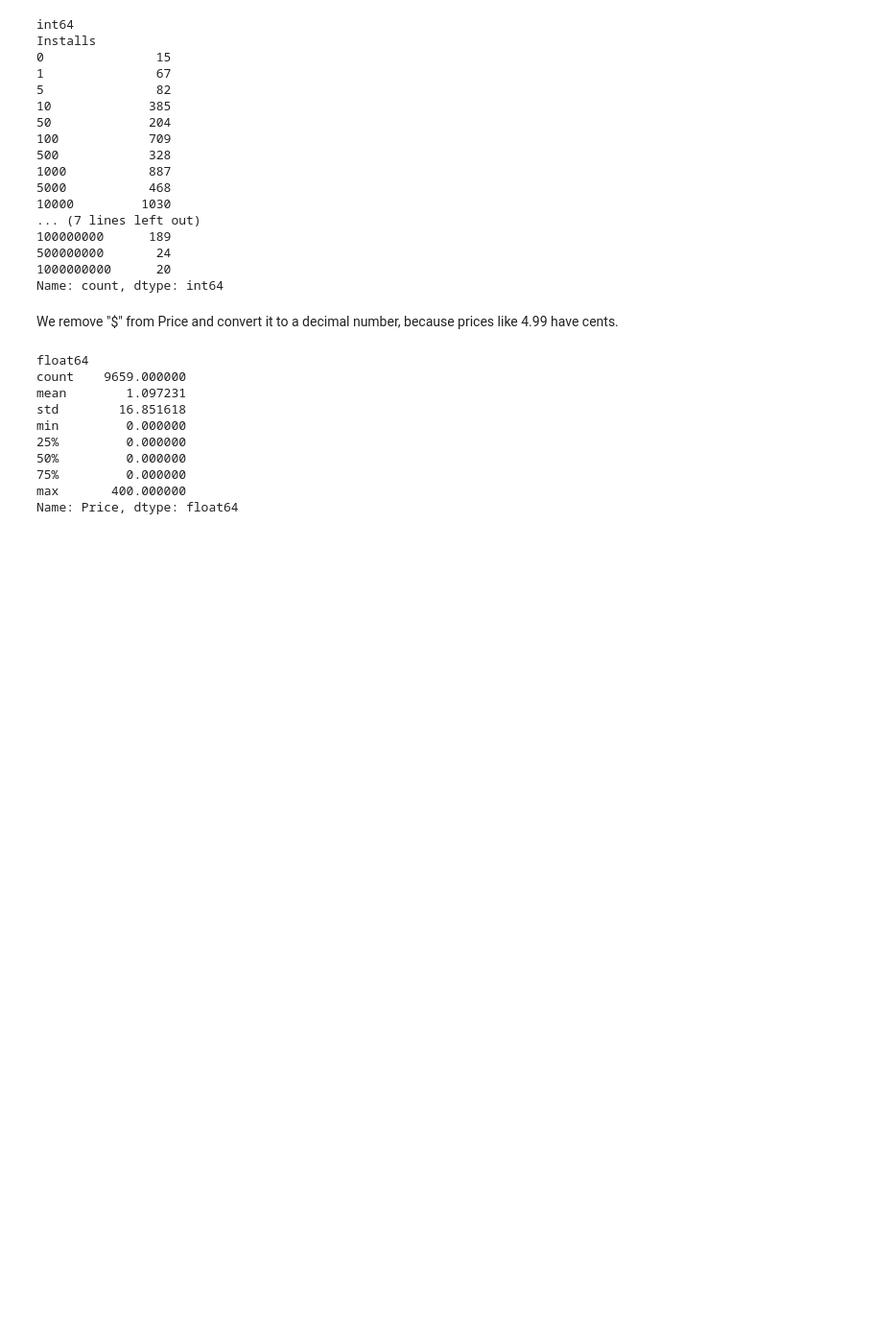
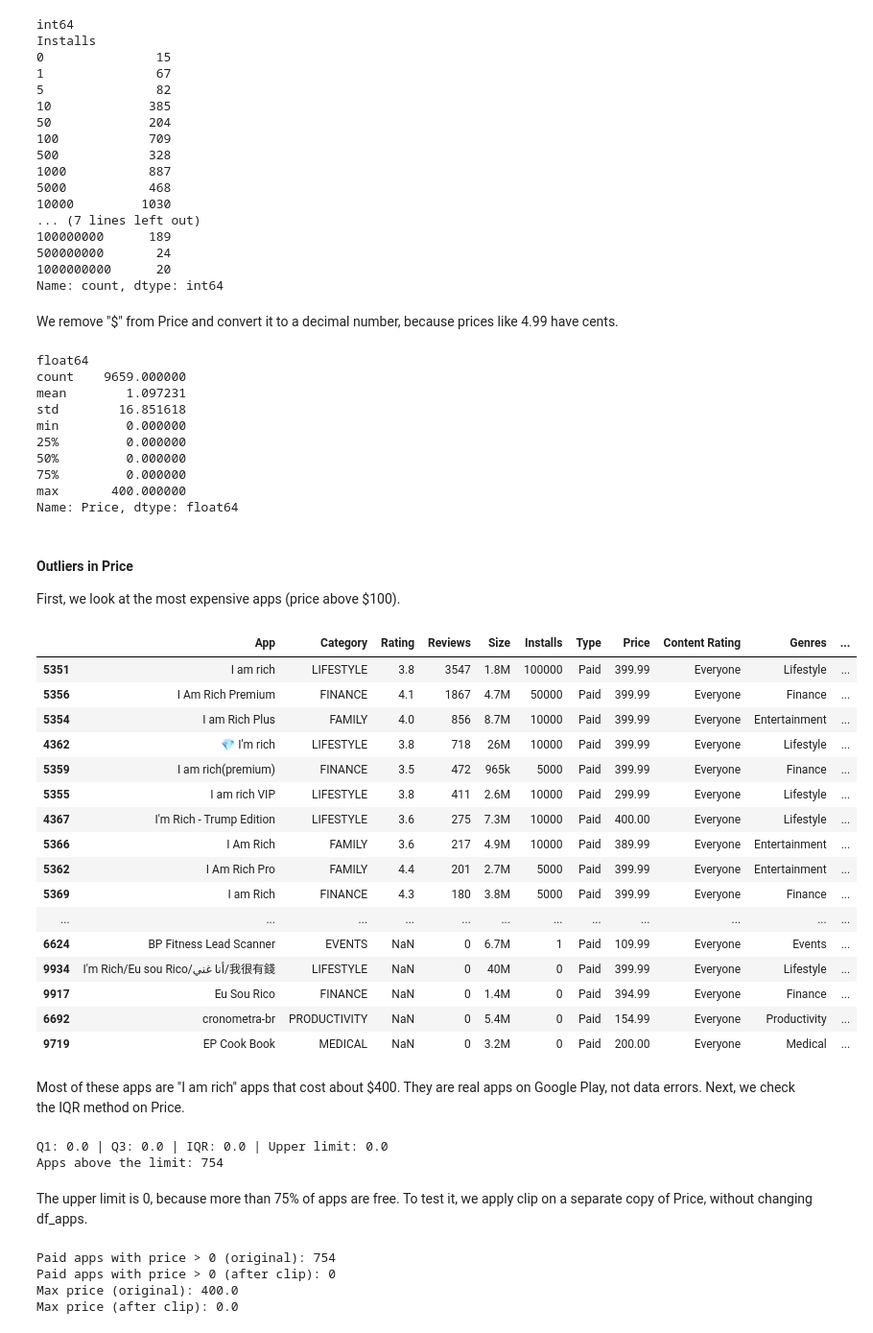
Before and after one commit to ahmed2sadeq/google-play-apps-analysis, a Jupyter notebook: project.ipynb, the cells around one changed output. Shown at 96% size. Saved outputs shown, nothing was run; the diff lists cells and outputs as text; code cells hidden in the pictures; blank space fills up the shorter version.

```diff
--- a/project.ipynb
+++ b/project.ipynb
@@ -388,3 +414,52 @@ min         0.000000
 75%         0.000000
 max       400.000000
 Name: Price, dtype: float64
+# %% [markdown]
+#### Outliers in Price
+First, we look at the most expensive apps (price above $100).
+# %%
+df_apps[df_apps['Price'] > 100]
+# %% [output]
+|  | App | Category | Rating | Reviews | Size | Installs | Type | Price | Content Rating | Genres | ... |
+| 5351 | I am rich | LIFESTYLE | 3.8 | 3547 | 1.8M | 100000 | Paid | 399.99 | Everyone | Lifestyle | ... |
+| 5356 | I Am Rich Premium | FINANCE | 4.1 | 1867 | 4.7M | 50000 | Paid | 399.99 | Everyone | Finance | ... |
+| 5354 | I am Rich Plus | FAMILY | 4.0 | 856 | 8.7M | 10000 | Paid | 399.99 | Everyone | Entertainment | ... |
+| 4362 | 💎 I'm rich | LIFESTYLE | 3.8 | 718 | 26M | 10000 | Paid | 399.99 | Everyone | Lifestyle | ... |
+| 5359 | I am rich(premium) | FINANCE | 3.5 | 472 | 965k | 5000 | Paid | 399.99 | Everyone | Finance | ... |
+| 5355 | I am rich VIP | LIFESTYLE | 3.8 | 411 | 2.6M | 10000 | Paid | 299.99 | Everyone | Lifestyle | ... |
+| 4367 | I'm Rich - Trump Edition | LIFESTYLE | 3.6 | 275 | 7.3M | 10000 | Paid | 400.00 | Everyone | Lifestyle | ... |
+| 5366 | I Am Rich | FAMILY | 3.6 | 217 | 4.9M | 10000 | Paid | 389.99 | Everyone | Entertainment | ... |
+| 5362 | I Am Rich Pro | FAMILY | 4.4 | 201 | 2.7M | 5000 | Paid | 399.99 | Everyone | Entertainment | ... |
+| 5369 | I am Rich | FINANCE | 4.3 | 180 | 3.8M | 5000 | Paid | 399.99 | Everyone | Finance | ... |
+| ... | ... | ... | ... | ... | ... | ... | ... | ... | ... | ... | ... |
+| 6624 | BP Fitness Lead Scanner | EVENTS | NaN | 0 | 6.7M | 1 | Paid | 109.99 | Everyone | Events | ... |
+| 9934 | I'm Rich/Eu sou Rico/أنا غني/我很有錢 | LIFESTYLE | NaN | 0 | 40M | 0 | Paid | 399.99 | Everyone | Lifestyle | ... |
+| 9917 | Eu Sou Rico | FINANCE | NaN | 0 | 1.4M | 0 | Paid | 394.99 | Everyone | Finance | ... |
+| 6692 | cronometra-br | PRODUCTIVITY | NaN | 0 | 5.4M | 0 | Paid | 154.99 | Everyone | Productivity | ... |
+| 9719 | EP Cook Book | MEDICAL | NaN | 0 | 3.2M | 0 | Paid | 200.00 | Everyone | Medical | ... |
+# %% [markdown]
+Most of these apps are "I am rich" apps that cost about $400. They are real apps on Google Play, not data errors.
+Next, we check the IQR method on Price.
+# %%
+q1 = df_apps['Price'].quantile(0.25)
+q3 = df_apps['Price'].quantile(0.75)
+iqr = q3 - q1
+upper_limit = q3 + 1.5 * iqr
+print('Q1:', q1, '| Q3:', q3, '| IQR:', iqr, '| Upper limit:', upper_limit)
+print('Apps above the limit:', (df_apps['Price'] > upper_limit).sum())
+# %% [output]
+Q1: 0.0 | Q3: 0.0 | IQR: 0.0 | Upper limit: 0.0
+Apps above the limit: 754
+# %% [markdown]
+The upper limit is 0, because more than 75% of apps are free. To test it, we apply clip on a separate copy of Price, without changing df_apps.
+# %%
+price_clipped = df_apps['Price'].clip(upper=upper_limit)
+print('Paid apps with price > 0 (original):', (df_apps['Price'] > 0).sum())
+print('Paid apps with price > 0 (after clip):', (price_clipped > 0).sum())
+print('Max price (original):', df_apps['Price'].max())
+print('Max price (after clip):', price_clipped.max())
+# %% [output]
+Paid apps with price > 0 (original): 754
+Paid apps with price > 0 (after clip): 0
+Max price (original): 400.0
+Max price (after clip): 0.0
```
Also changed, not shown: parts of 36 cells of this notebook, 1 other file.
